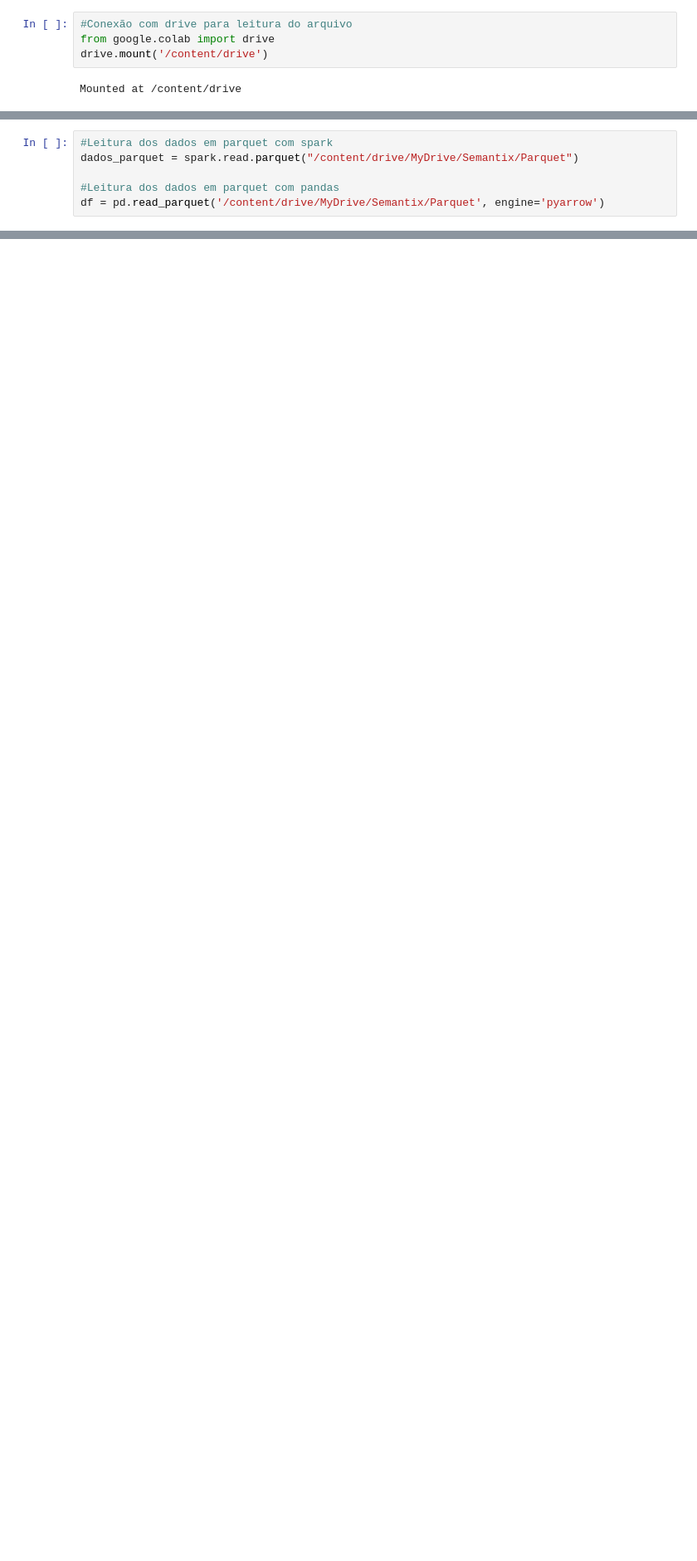
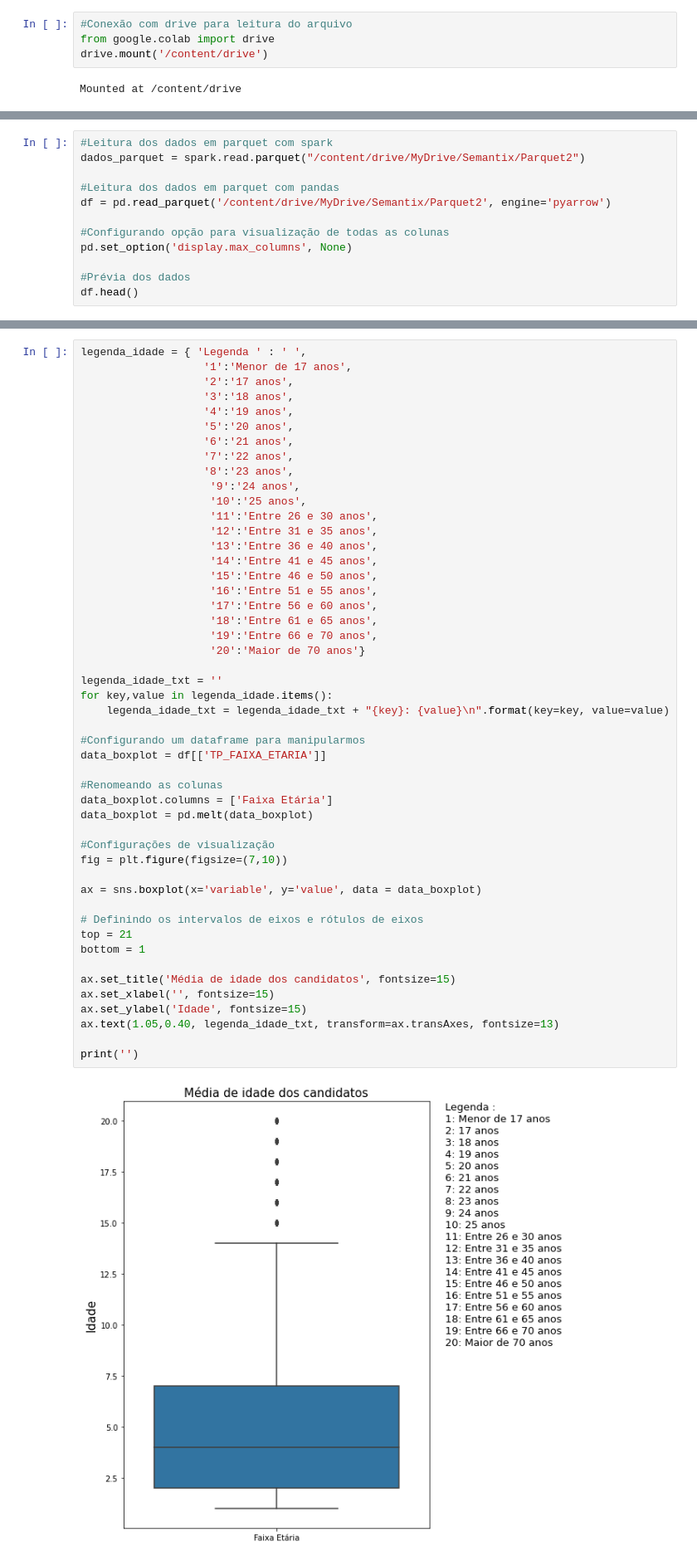
Before and after one commit to leticiaJFS/Projeto-Final-Semantix, a Jupyter notebook: Projeto_Final_Semantix.ipynb, the cells around one changed output, grey strips where cells are left out. Shown at 83% size. Drawn from its saved outputs; the diff is of its cells as text; blank space fills up the shorter version.

```diff
--- a/Projeto_Final_Semantix.ipynb
+++ b/Projeto_Final_Semantix.ipynb
@@ -42,6 +63,12 @@ Mounted at /content/drive
 # %%
 #Leitura dos dados em parquet com spark
-dados_parquet = spark.read.parquet("/content/drive/MyDrive/Semantix/Parquet")
+dados_parquet = spark.read.parquet("/content/drive/MyDrive/Semantix/Parquet2")
 
 #Leitura dos dados em parquet com pandas
-df = pd.read_parquet('/content/drive/MyDrive/Semantix/Parquet', engine='pyarrow')
+df = pd.read_parquet('/content/drive/MyDrive/Semantix/Parquet2', engine='pyarrow')
+
+#Configurando opção para visualização de todas as colunas
+pd.set_option('display.max_columns', None)
+
+#Prévia dos dados
+df.head()
@@ -121,0 +190,51 @@ dados_parquet.createOrReplaceTempView("enem")
+# %%
+legenda_idade = { 'Legenda ' : ' ',
+                   '1':'Menor de 17 anos',
+                   '2':'17 anos',
+                   '3':'18 anos',
+                   '4':'19 anos',
+                   '5':'20 anos',
+                   '6':'21 anos',
+                   '7':'22 anos',
+                   '8':'23 anos',
+                    '9':'24 anos',
+                    '10':'25 anos',
+                    '11':'Entre 26 e 30 anos',
+                    '12':'Entre 31 e 35 anos',
+                    '13':'Entre 36 e 40 anos',
+                    '14':'Entre 41 e 45 anos',
+                    '15':'Entre 46 e 50 anos',
+                    '16':'Entre 51 e 55 anos',
+                    '17':'Entre 56 e 60 anos',
+                    '18':'Entre 61 e 65 anos',
+                    '19':'Entre 66 e 70 anos',
+                    '20':'Maior de 70 anos'}
+
+legenda_idade_txt = ''
+for key,value in legenda_idade.items():
+    legenda_idade_txt = legenda_idade_txt + "{key}: {value}\n".format(key=key, value=value)
+
+#Configurando um dataframe para manipularmos
+data_boxplot = df[['TP_FAIXA_ETARIA']]
+
+#Renomeando as colunas
+data_boxplot.columns = ['Faixa Etária']
+data_boxplot = pd.melt(data_boxplot)
+
+#Configurações de visualização
+fig = plt.figure(figsize=(7,10))
+
+ax = sns.boxplot(x='variable', y='value', data = data_boxplot)
+
+# Definindo os intervalos de eixos e rótulos de eixos
+top = 21
+bottom = 1
+
+ax.set_title('Média de idade dos candidatos', fontsize=15)
+ax.set_xlabel('', fontsize=15)
+ax.set_ylabel('Idade', fontsize=15)
+ax.text(1.05,0.40, legenda_idade_txt, transform=ax.transAxes, fontsize=13)
+
+print('')
+# %% [output]
+[figure, added]
```
Also changed, not shown: parts of 27 cells of this notebook.
